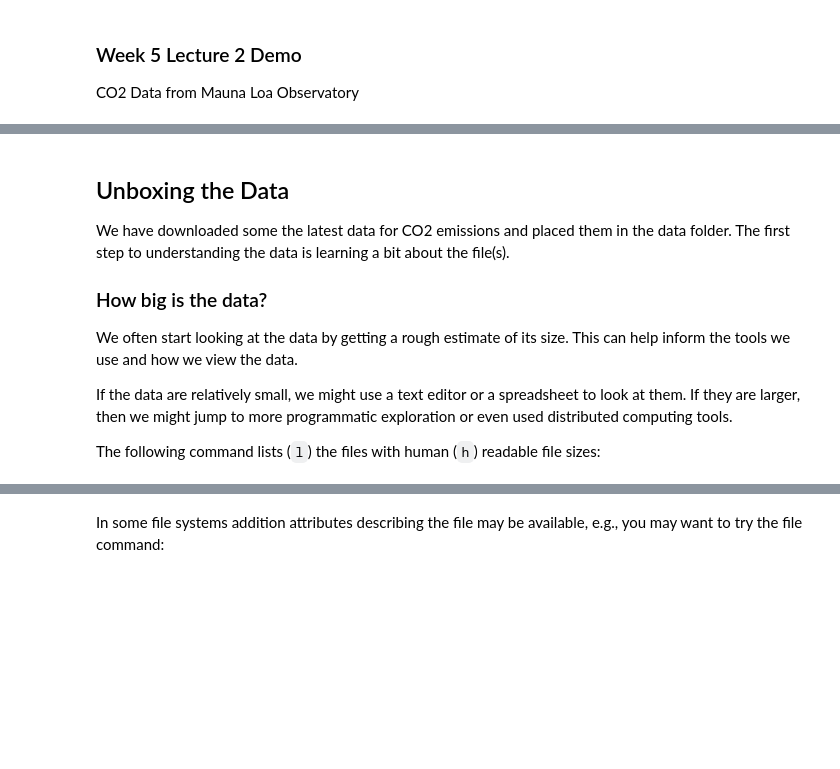
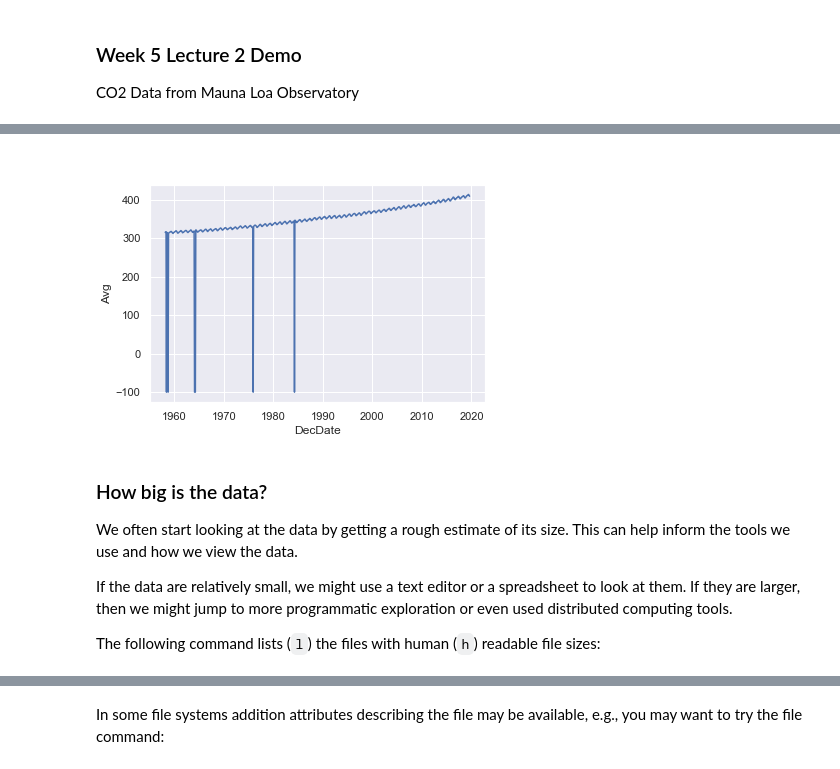
Before and after one commit to mrxiahuren/DS-UA-112-Spring-2020-Public, a Jupyter notebook: lecture/week5/lec2/week5-lec2-demo.ipynb, the cells around one changed output, grey strips where cells are left out. Saved outputs shown, nothing was run; the diff lists cells and outputs as text; code cells hidden in the pictures; blank space fills up the shorter version.

```diff
--- a/lecture/week5/lec2/week5-lec2-demo.ipynb
+++ b/lecture/week5/lec2/week5-lec2-demo.ipynb
@@ -22,8 +33,8 @@ sns.set()
+# %%
+Image("avg.png", embed = True) # Note how we can embed an image in a notebook
+# %% [output]
+[figure, added]
 # %% [markdown]
-## Unboxing the Data
-
-We have downloaded some the latest data for CO2 emissions and placed them in the data folder. The first step to understanding the data is learning a bit about the file(s).
-
 ### How big is the data?
 
 We often start looking at the data by getting a rough estimate of its size. This can help inform the tools we use and how we view the data.
```
Also changed, not shown: parts of 32 cells of this notebook, 2 other files.
